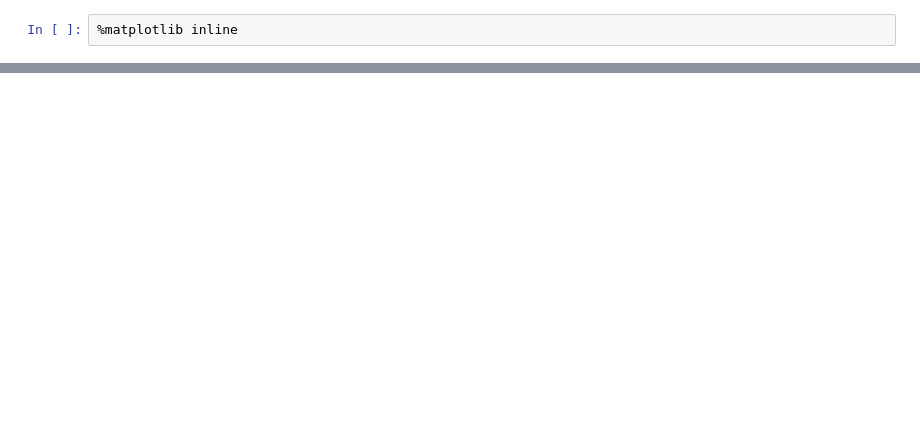
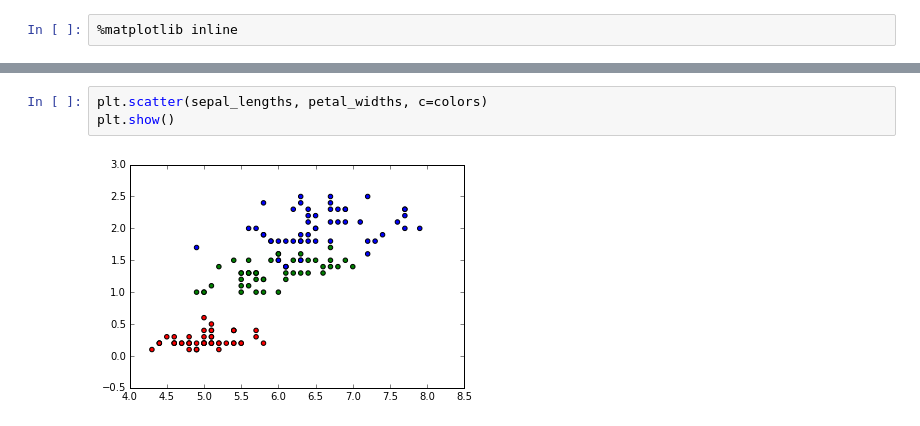
Before and after one commit to raudabaugh/applied-machine-learning, a Jupyter notebook: lab0/lab0.ipynb, the cells around one changed output, grey strips where cells are left out. Saved outputs shown, nothing was run; the diff lists cells and outputs as text; blank space fills up the shorter version.

```diff
--- a/lab0/lab0.ipynb
+++ b/lab0/lab0.ipynb
@@ -15,0 +26,5 @@ plt.show()
+# %%
+plt.scatter(sepal_lengths, petal_widths, c=colors)
+plt.show()
+# %% [output]
+[figure, added]
```
Also changed, not shown: parts of 13 cells of this notebook.
